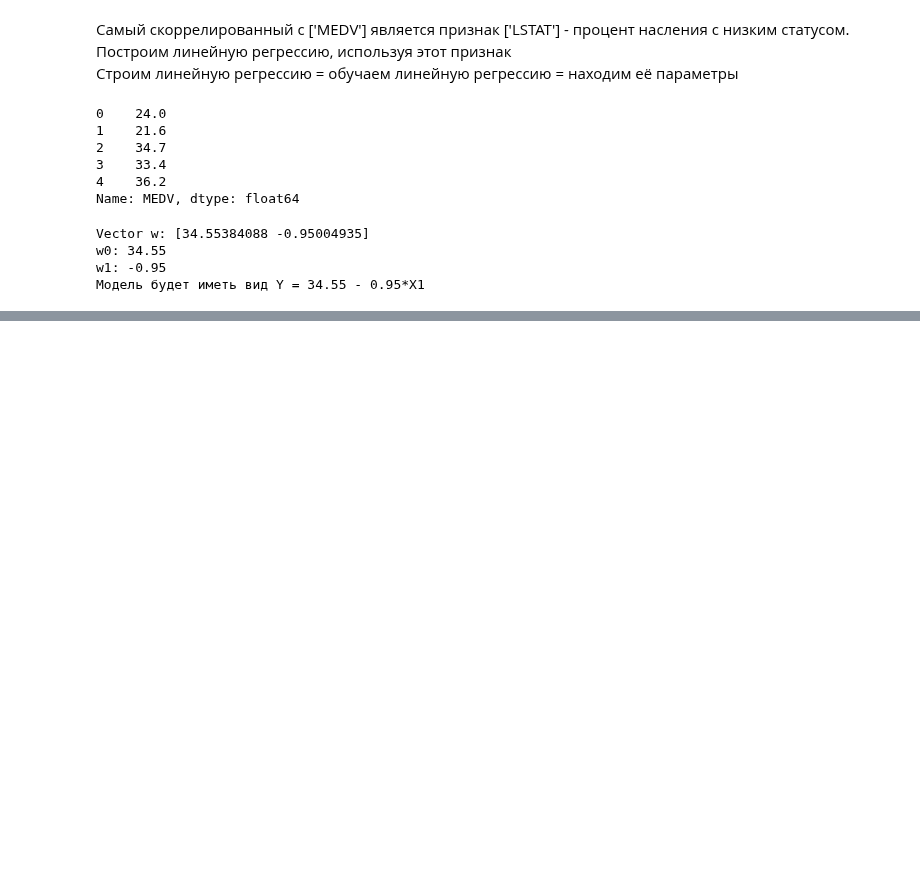
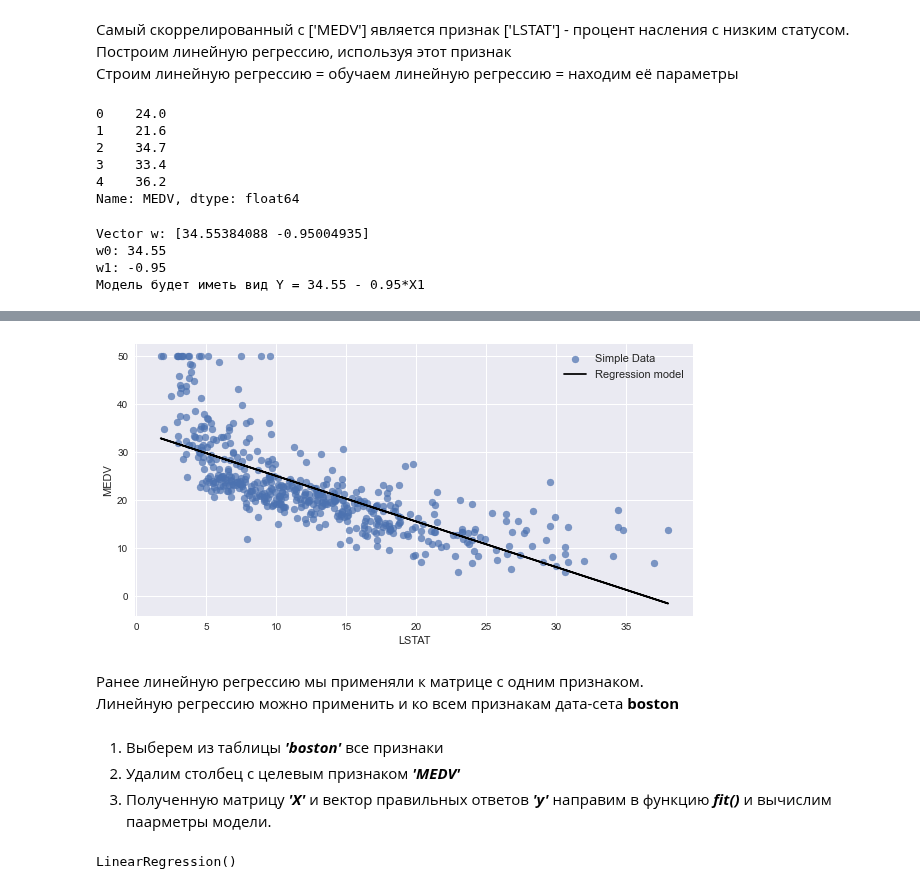
Before and after one commit to DmitriySky47/sf_data_science, a Jupyter notebook: Skillfactory/ML_2_Обучение_с_учителем_Регрессия/regression.ipynb, the cells around one changed output, grey strips where cells are left out. Drawn from its saved outputs; the diff is of its cells as text; code cells hidden in the pictures; blank space fills up the shorter version.

```diff
--- a/Skillfactory/ML_2_Обучение_с_учителем_Регрессия/regression.ipynb
+++ b/Skillfactory/ML_2_Обучение_с_учителем_Регрессия/regression.ipynb
@@ -144,0 +198,33 @@ w1: -0.95
+# %%
+# визуализируем предсказания для всех наблюдений из матрицы "Х", не прописывая формулу модели с коэффициентами
+# обучим модель с помощью метода predict()
+
+# предсказываем медианную цену для всех участков из набора
+y_predict = lr_lstat.predict(X)
+
+# визуализируем через функцию
+plot_regression_2d(X, y, y_predict)
+# %% [output]
+[figure, added]
+# %% [markdown]
+Ранее линейную регрессию мы применяли к матрице с одним признаком.
+<br>Линейную регрессию можно применить и ко всем признакам дата-сета <b>boston</b>
+# %% [markdown]
+1. Выберем из таблицы <i><b>'boston'</b></i> все признаки
+2. Удалим столбец с целевым признаком <i><b>'MEDV'</b></i>
+3. Полученную матрицу <i><b>'Х'</b></i> и вектор правильных ответов <i><b>'y'</b></i> направим в функцию <i><b>fit()</b></i> и вычислим паарметры модели.
+# %%
+# составляем список наименование факторов (признаков) и исключаем целевой столбец MEDV
+features = boston_data.drop('MEDV', axis=1).columns
+
+# составляем матрицу наблюдений 'X' и вектор ответов 'y'
+X = boston_data[features] # с помощью списка колонок определяем какие включим в матрицу
+y = boston_data['MEDV']
+
+# Создаем объект (модель) класса LinearRegresion
+lr_full = linear_model.LinearRegression()
+
+# обучаем модель - ищем параметры по МНК
+lr_full.fit(X, y)
+# %% [output]
+LinearRegression()
```
Also changed, not shown: parts of 10 cells of this notebook.
